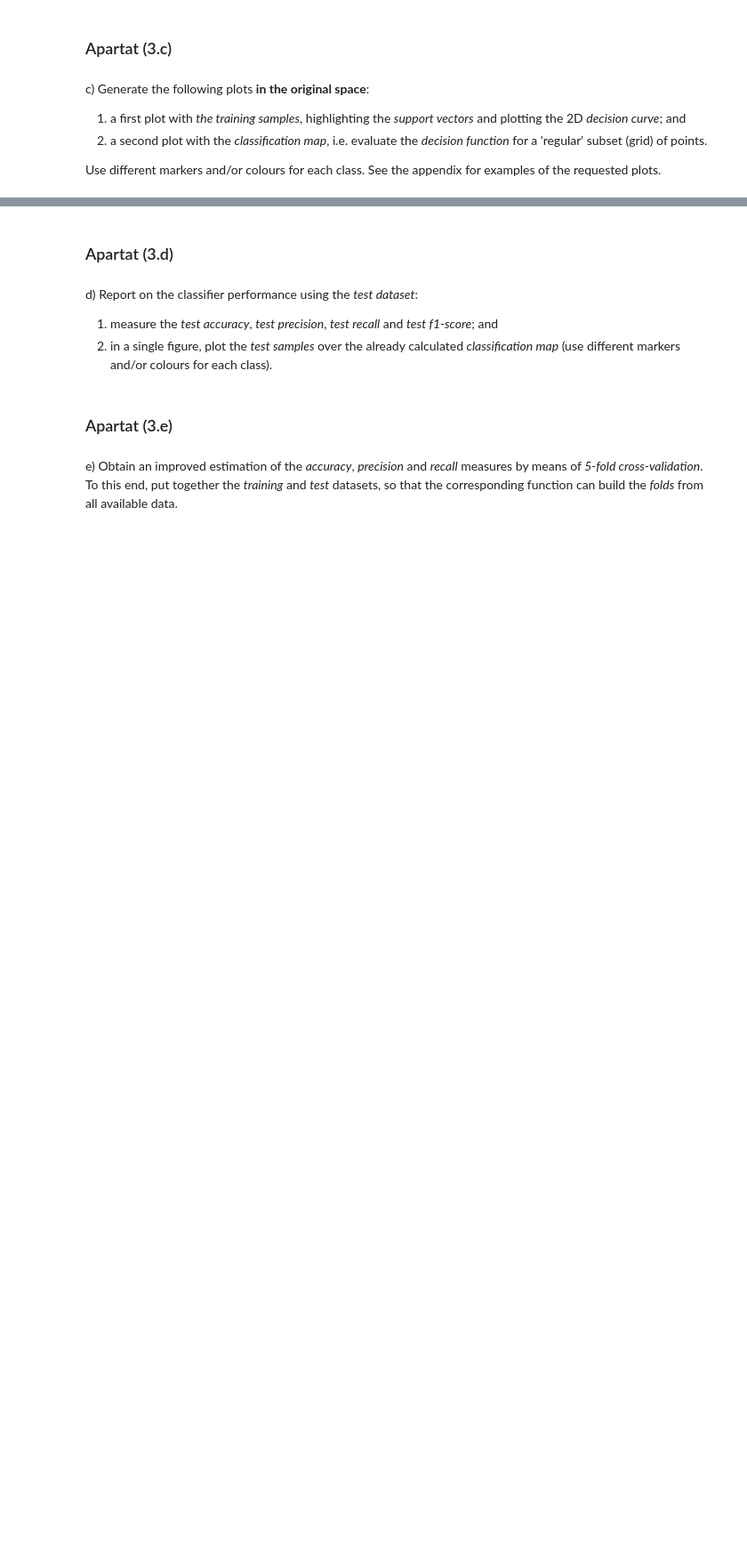
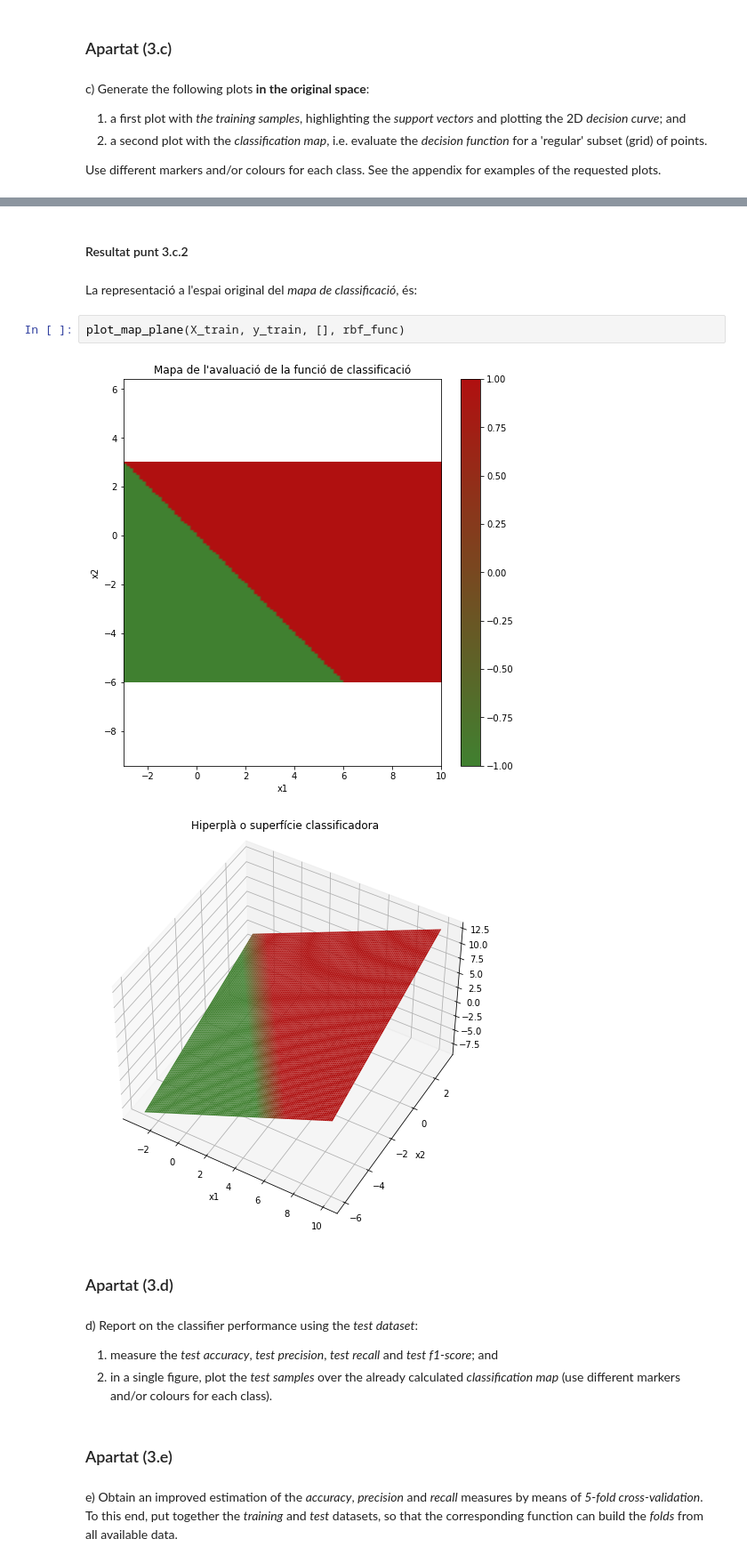
Before and after one commit to llublad/MUSI-AA, a Jupyter notebook: musi-aa-modulo2/handout_3/BERNAT_LADARIA_LLUIS_Problem_3.ipynb, the cells around one changed output, grey strips where cells are left out. Shown at 89% size. Saved outputs shown, nothing was run; the diff lists cells and outputs as text; blank space fills up the shorter version.

```diff
--- a/musi-aa-modulo2/handout_3/BERNAT_LADARIA_LLUIS_Problem_3.ipynb
+++ b/musi-aa-modulo2/handout_3/BERNAT_LADARIA_LLUIS_Problem_3.ipynb
@@ -356,3 +579,12 @@ See the appendix for examples of the requested plots.
+# %% [markdown]
+#### Resultat punt 3.c.2
+# %% [markdown]
+La representació a l'espai original del *mapa de classificació*, és:
+# %%
+plot_map_plane(X_train, y_train, [], rbf_func)
+# %% [output]
+[figure, added]
+[figure, added]
 # %% [markdown]
 ### Apartat (3.d)
 # %% [markdown]
```
Also changed, not shown: parts of 45 cells of this notebook.
